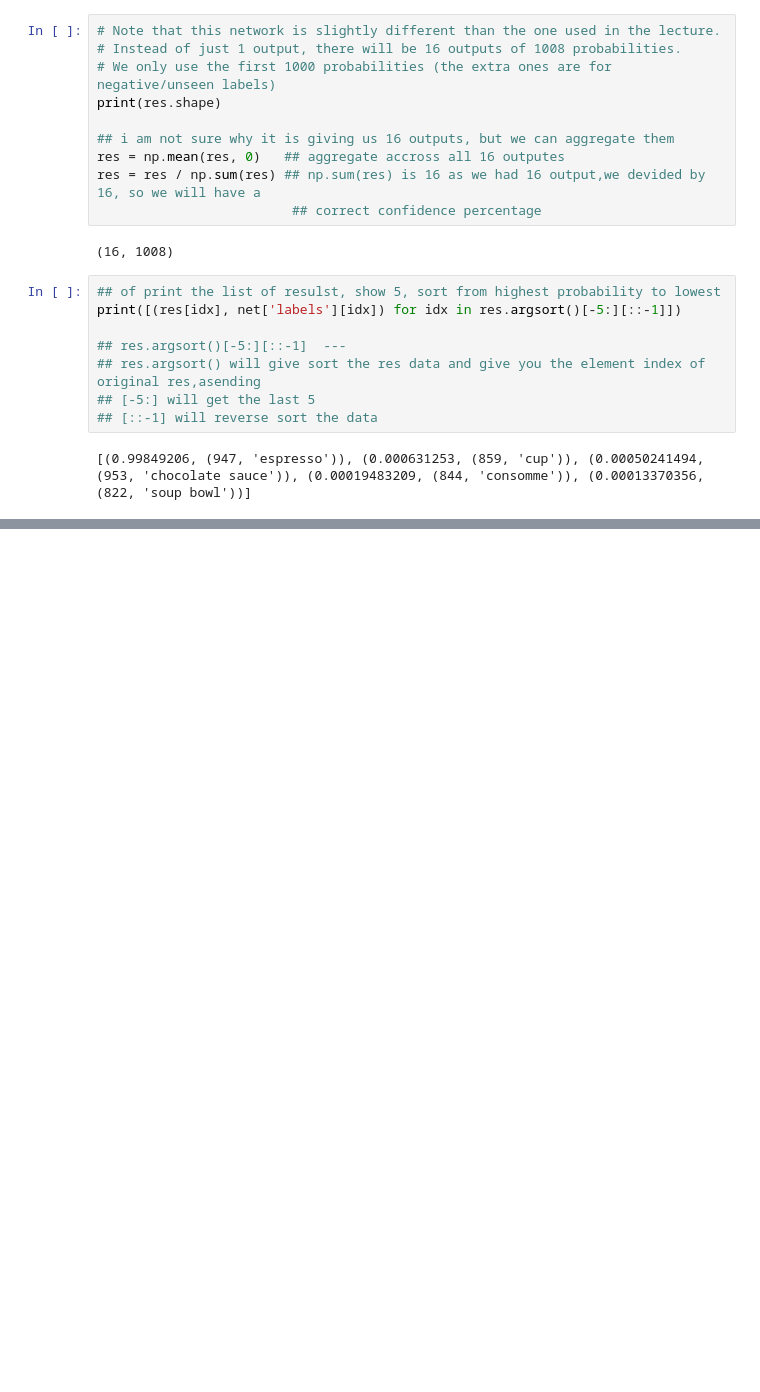
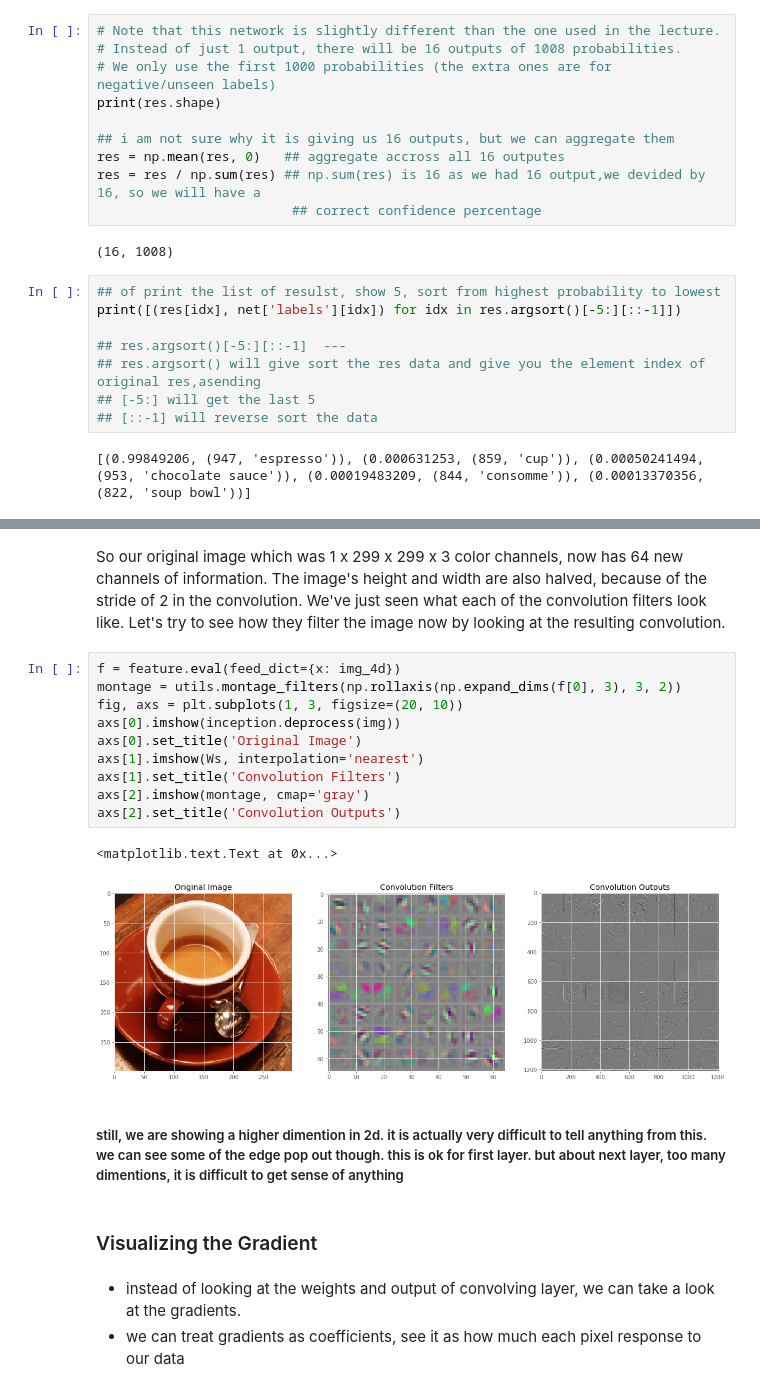
Before and after one commit to johnsonice/tensorflow, a Jupyter notebook: notebooks/4_0_deep_learning.ipynb, the cells around one changed output, grey strips where cells are left out. Saved outputs shown, nothing was run; the diff lists cells and outputs as text; blank space fills up the shorter version.

```diff
--- a/notebooks/4_0_deep_learning.ipynb
+++ b/notebooks/4_0_deep_learning.ipynb
@@ -149,0 +198,22 @@ print([(res[idx], net['labels'][idx]) for idx in res.argsort()[-5:][::-1]])
+# %% [markdown]
+So our original image which was 1 x 299 x 299 x 3 color channels, now has 64 new channels of information. The image's height and width are also halved, because of the stride of 2 in the convolution. We've just seen what each of the convolution filters look like. Let's try to see how they filter the image now by looking at the resulting convolution.
+# %%
+f = feature.eval(feed_dict={x: img_4d})
+montage = utils.montage_filters(np.rollaxis(np.expand_dims(f[0], 3), 3, 2))
+fig, axs = plt.subplots(1, 3, figsize=(20, 10))
+axs[0].imshow(inception.deprocess(img))
+axs[0].set_title('Original Image')
+axs[1].imshow(Ws, interpolation='nearest')
+axs[1].set_title('Convolution Filters')
+axs[2].imshow(montage, cmap='gray')
+axs[2].set_title('Convolution Outputs')
+# %% [output]
+<matplotlib.text.Text at 0x...>
+[figure, added]
+# %% [markdown]
+##### still, we are showing a higher dimention in 2d. it is actually very difficult to tell anything from this. we can see some of the edge pop out though. this is ok for first layer. but about next layer, too many dimentions, it is difficult to get sense of anything
+# %% [markdown]
+### Visualizing the Gradient
+# %% [markdown]
+- instead of looking at the weights and output of convolving layer, we can take a look at the gradients.
+- we can treat gradients as coefficients, see it as how much each pixel response to our data
```
Also changed, not shown: parts of 23 cells of this notebook, 1 other file.
